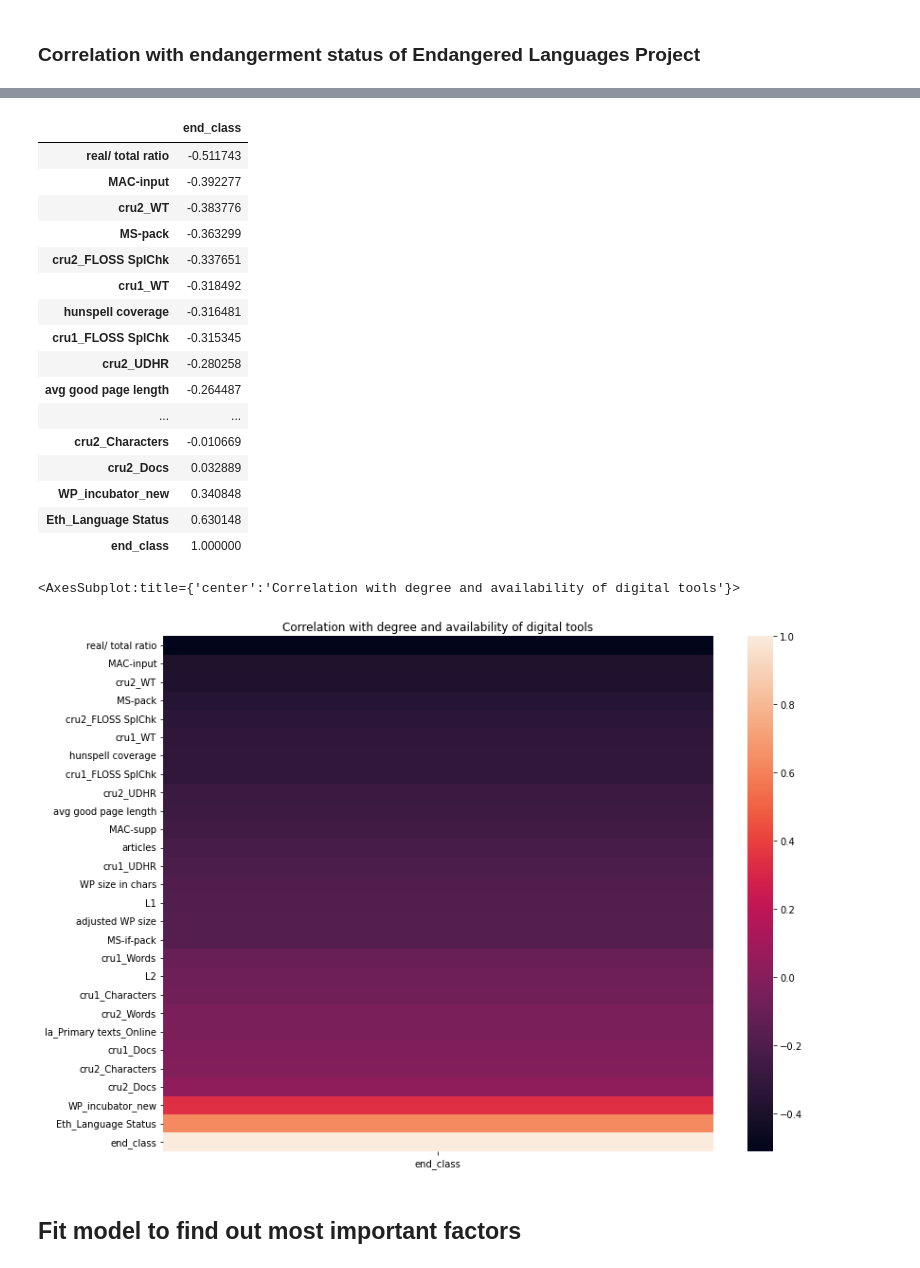
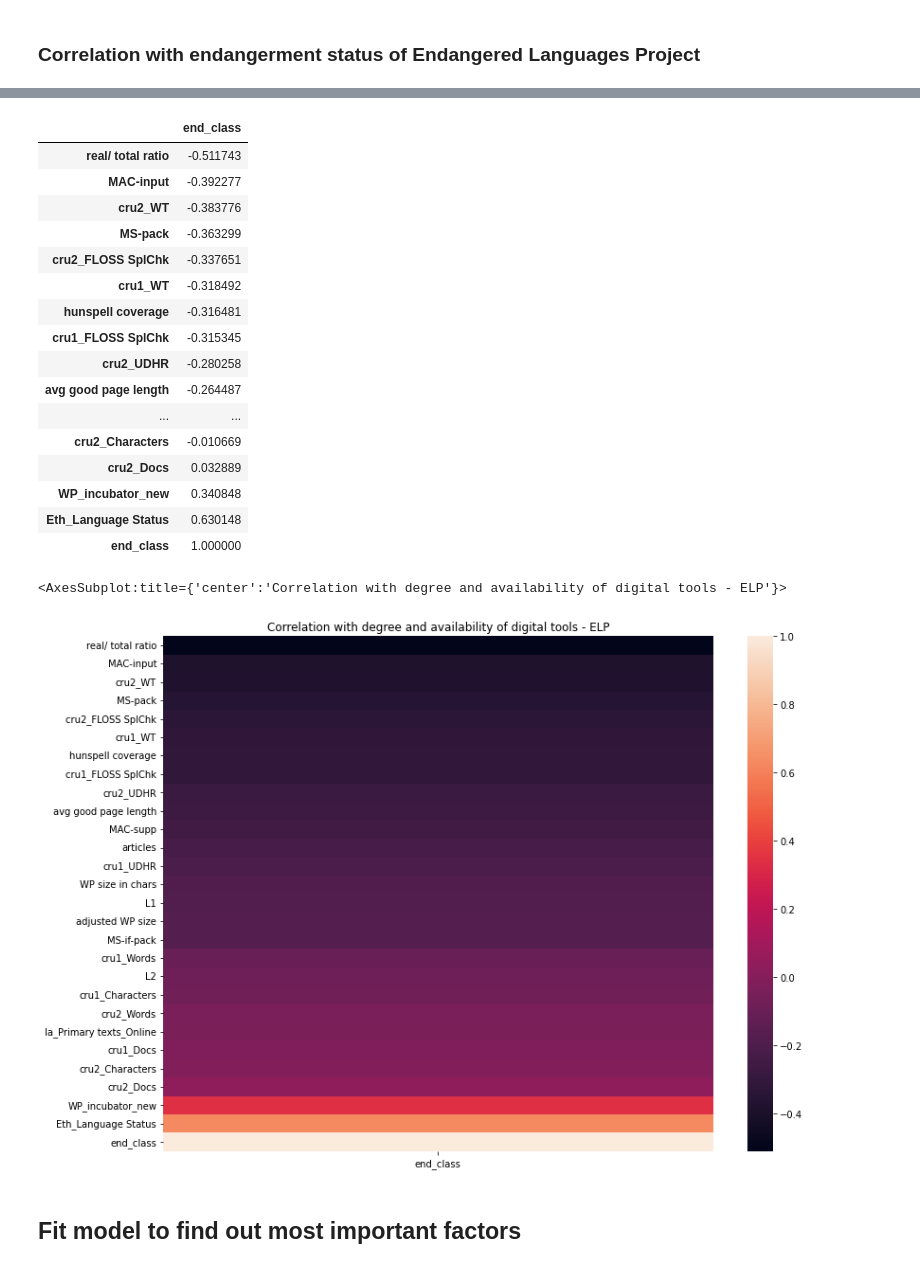
Before and after one commit to Eszti/lang-changes, a Jupyter notebook: notebooks/Eszti/dld_european_lang.ipynb, the cells around one changed output, grey strips where cells are left out. Saved outputs shown, nothing was run; the diff lists cells and outputs as text; code cells hidden in the pictures.

```diff
--- a/notebooks/Eszti/dld_european_lang.ipynb
+++ b/notebooks/Eszti/dld_european_lang.ipynb
@@ -33,7 +37,7 @@ from sklearn.metrics import explained_variance_score
 # %% [markdown]
 ## Read Digital Language Death (DLD) data
 # %%
-dld = pd.read_csv("../../data/digital/dld_joined.tsv", sep="\t", skiprows=2)
+dld = pd.read_csv("../../data/dld_joined.tsv", sep="\t", skiprows=2, low_memory=False)
 # %%
 for i, col in enumerate(dld.columns):
     print(f"{i}\t{col}")
@@ -471,32 +554,32 @@ sns.heatmap(corr_ethn,
 # %%
 f, ax = plt.subplots(figsize=(13, 10))
-ax.set_title("Correlation with degree and availability of digital tools")
+ax.set_title("Correlation with degree and availability of digital tools - ELP")
 
 corr_elp = corr[[ELP]].sort_values(by=ELP)
 display(corr_elp)
 sns.heatmap(corr_elp,
         xticklabels=corr_elp.columns,
         yticklabels=corr_elp.index)
 # %% [output]
 |  | end_class |
 | real/ total ratio | -0.511743 |
 | MAC-input | -0.392277 |
 | cru2_WT | -0.383776 |
 | MS-pack | -0.363299 |
 | cru2_FLOSS SplChk | -0.337651 |
 | cru1_WT | -0.318492 |
 | hunspell coverage | -0.316481 |
 | cru1_FLOSS SplChk | -0.315345 |
 | cru2_UDHR | -0.280258 |
 | avg good page length | -0.264487 |
 | ... | ... |
 | cru2_Characters | -0.010669 |
 | cru2_Docs | 0.032889 |
 | WP_incubator_new | 0.340848 |
 | Eth_Language Status | 0.630148 |
 | end_class | 1.000000 |
-<AxesSubplot:title={'center':'Correlation with degree and availability of digital tools'}>
+<AxesSubplot:title={'center':'Correlation with degree and availability of digital tools - ELP'}>
-[figure, old version]
+[figure, new version]
 # %% [markdown]
 ## Fit model to find out most important factors
 # %%
```
Also changed, not shown: parts of 23 cells of this notebook, 2 other files.
